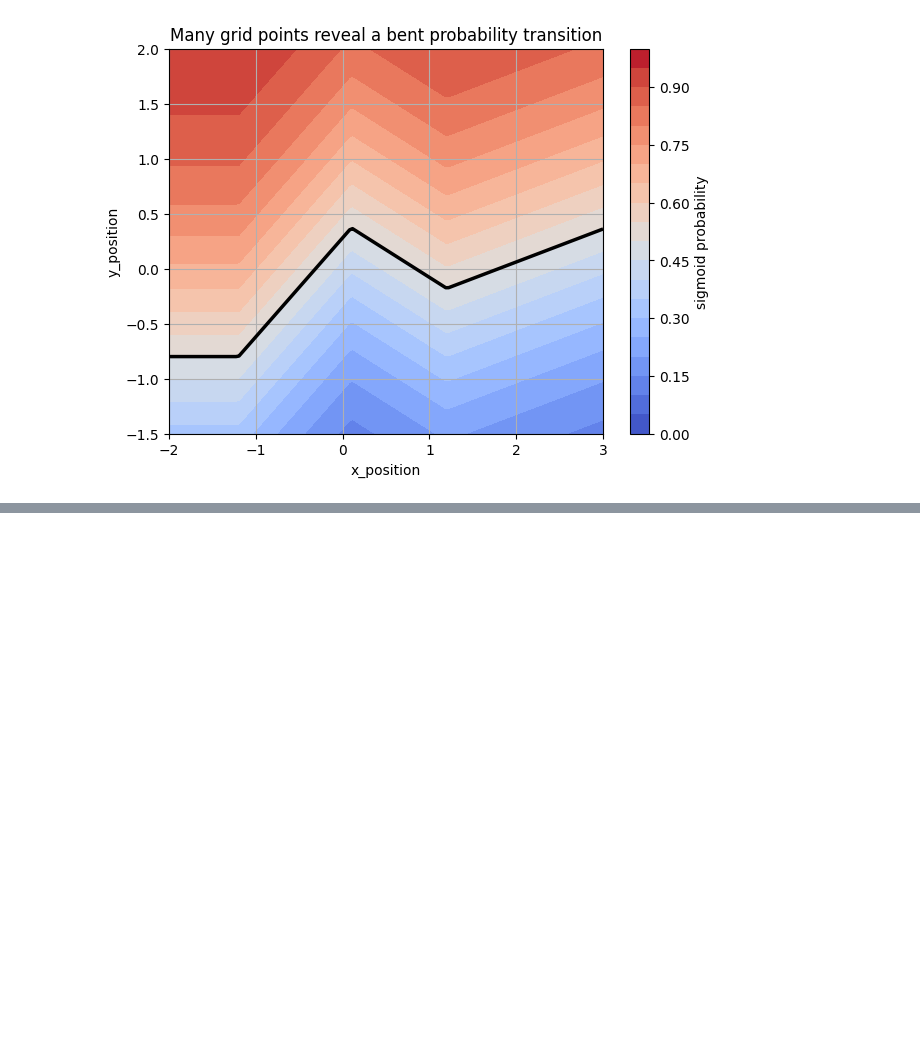
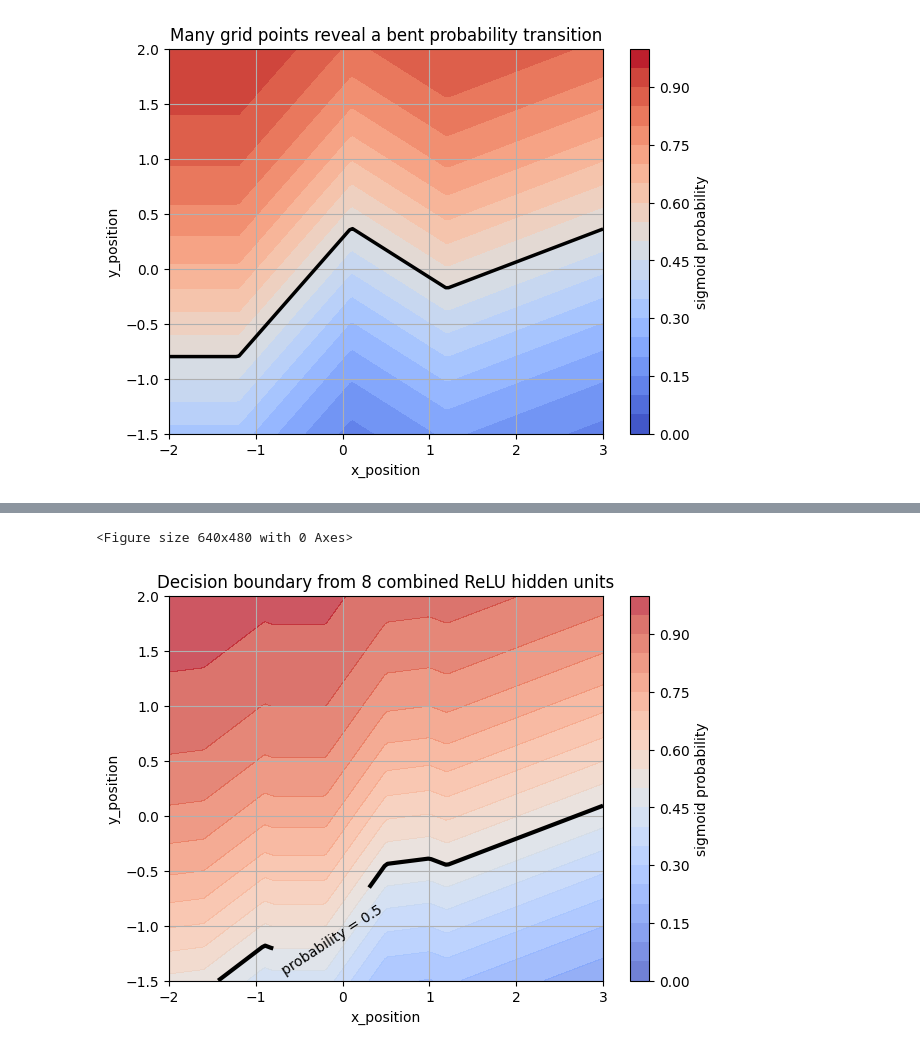
Before and after one commit to majorgilles/intuitive_understanding_machine_learning, a Jupyter notebook: weeks/week-05-small-neural-networks/bonus_relu_boundary_geometry.ipynb, the cells around one changed output, grey strips where cells are left out. Drawn from its saved outputs; the diff is of its cells as text; code cells hidden in the pictures; blank space fills up the shorter version.

Commit message:
feat: enhance bonus notebook with ReLU boundary geometry explanations and visualizations

```diff
--- a/weeks/week-05-small-neural-networks/bonus_relu_boundary_geometry.ipynb
+++ b/weeks/week-05-small-neural-networks/bonus_relu_boundary_geometry.ipynb
@@ -256,0 +384,11 @@ plt.show()
+# %%
+hidden_parameters_2d: list[tuple[float, float, float, str]] = [
+      (0.0, 1.0, 2.0, "h_y_reference"),
+      (1.0, 0.0, -0.1, "h_middle_bend"),
+]
+
+output_weights_2d: list[float] = [1.0, 0.8]
+output_bias_2d: float = -1.2
+plt.savefig(artifact_dir / "bonus_boundary_2_units.png", dpi=150, bbox_inches="tight")
+# %% [output]
+<Figure size 640x480 with 0 Axes>
@@ -256,0 +419,61 @@ plt.show()
+# %%
+grid_x_values: FloatArray = np.linspace(-2.0, 3.0, 150)
+grid_y_values: FloatArray = np.linspace(-1.5, 2.0, 150)
+
+grid_x_matrix: FloatArray
+grid_y_matrix: FloatArray
+grid_x_matrix, grid_y_matrix = np.meshgrid(grid_x_values, grid_y_values)
+
+hidden_grid_values: list[FloatArray] = []
+
+for weight_x, weight_y, bias, name in hidden_parameters_2d:
+  raw_grid_values: FloatArray = (
+      weight_x * grid_x_matrix
+      + weight_y * grid_y_matrix
+      + bias
+  )
+  hidden_grid: FloatArray = np.maximum(0.0, raw_grid_values)
+  hidden_grid_values.append(hidden_grid)
+
+logit_grid: FloatArray = np.full_like(grid_x_matrix, fill_value=output_bias_2d)
+
+for hidden_grid, output_weight in zip(hidden_grid_values, output_weights_2d):
+  logit_grid = logit_grid + output_weight * hidden_grid
+
+probability_grid: FloatArray = 1.0 / (1.0 + np.exp(-logit_grid))
+
+plt.figure(figsize=(7, 5))
+
+plt.contourf(
+  grid_x_matrix,
+  grid_y_matrix,
+  probability_grid,
+  levels=np.linspace(0.0, 1.0, 21),
+  cmap="coolwarm",
+  vmin=0.0,
+  vmax=1.0,
+  alpha=0.75,
+)
+
+plt.colorbar(label="sigmoid probability")
+
+boundary = plt.contour(
+  grid_x_matrix,
+  grid_y_matrix,
+  probability_grid,
+  levels=[0.5],
+  colors="black",
+  linewidths=3.0,
+)
+
+plt.clabel(boundary, fmt="probability = %.1f")
+
+plt.xlabel("x_position")
+plt.ylabel("y_position")
+plt.title("Decision boundary from 8 combined ReLU hidden units")
+plt.grid(True)
+
+plt.savefig(artifact_dir / "bonus_boundary_8_units.png", dpi=150, bbox_inches="tight")
+plt.show()
+# %% [output]
+[figure, added]
```
Also changed, not shown: parts of 12 cells of this notebook, 3 other files.
